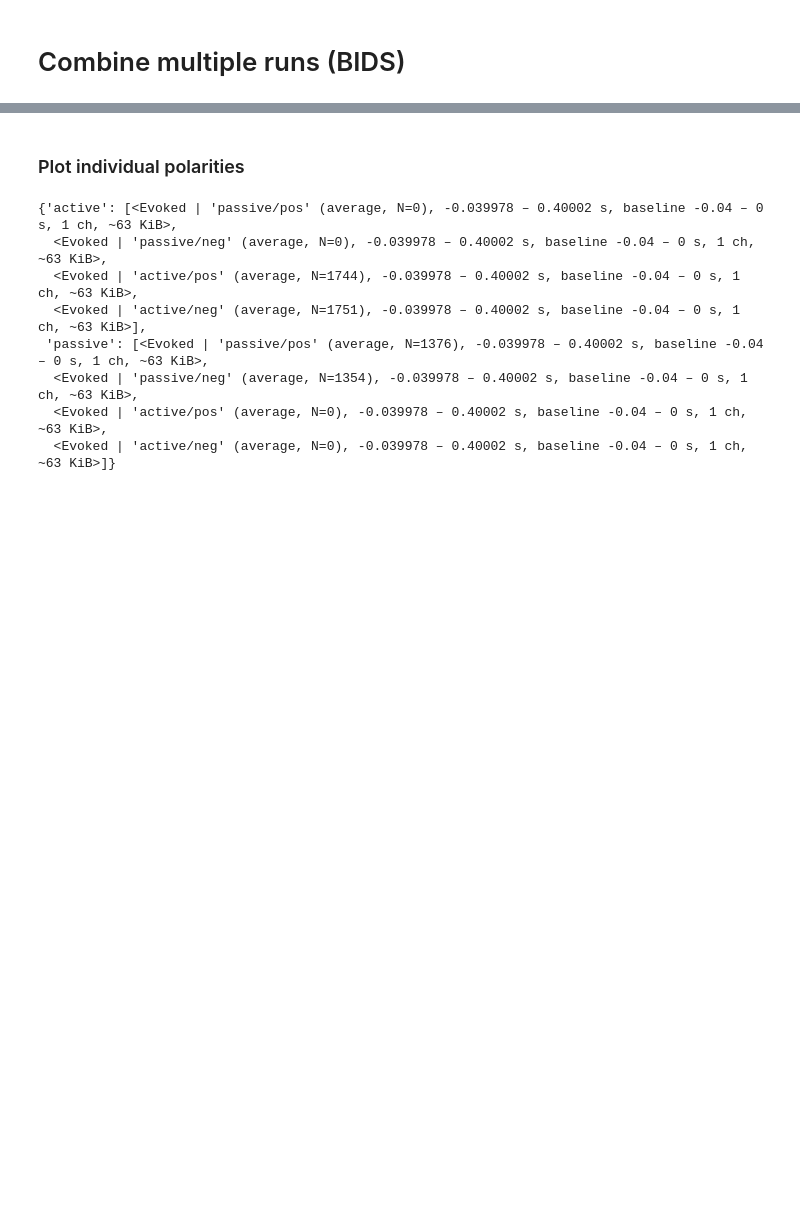
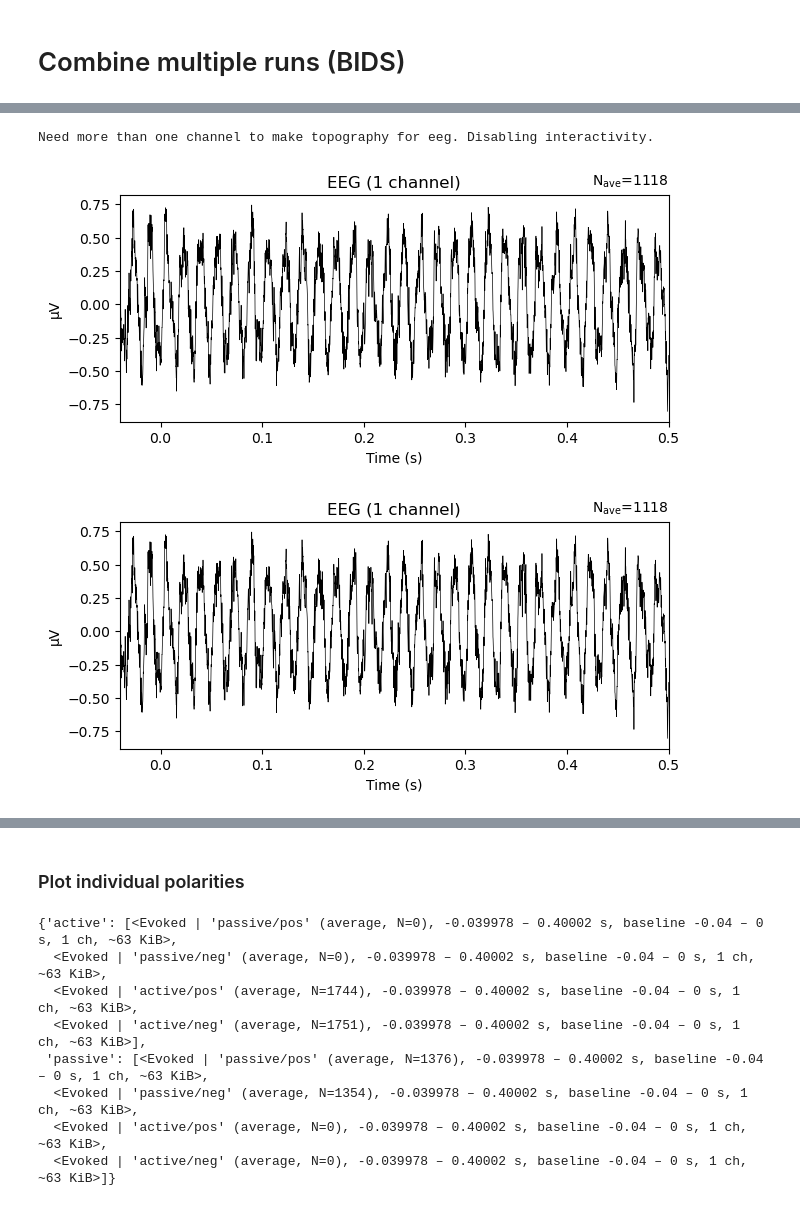
Before and after one commit to sitek/EAM1-FFR, a Jupyter notebook: ffr_processing-minimal_mne-bids.ipynb, the cells around one changed output, grey strips where cells are left out. Drawn from its saved outputs; the diff is of its cells as text; code cells hidden in the pictures; blank space fills up the shorter version.

Commit message:
Starting plotting from saved epochs.fif

```diff
--- a/ffr_processing-minimal_mne-bids.ipynb
+++ b/ffr_processing-minimal_mne-bids.ipynb
@@ -53,6 +51,9 @@ print_dir_tree(bids_root)
 |--------- sub-34_task-passive_run-5_eeg.json
 |--------- sub-34_task-passive_run-5_events.json
 |--------- sub-34_task-passive_run-5_events.tsv
+# %%
+# outputs
+deriv_dir = os.path.join(bids_root, 'derivatives')
 # %% [markdown]
 # Combine multiple runs (BIDS)
 # %%
@@ -159,0 +196,9 @@ ValueError: max() iterable argument is empty
+# %%
+active_epochs = sorted(glob(deriv_dir+'/sub-*_task-active_run-all_epochs.fif'))
+passive_epochs = sorted(glob(deriv_dir+'/sub-*_task-passive_run-all_epochs.fif'))
+# %%
+sub_active_epochs = mne.read_epochs(active_epochs[0])
+sub_active_evoked = sub_active_epochs.average()
+
+sub_passive_epochs = mne.read_epochs(passive_epochs[0])
+sub_passive_evoked = sub_passive_epochs.average()
@@ -159,0 +224,6 @@ ValueError: max() iterable argument is empty
+# %%
+sub_active_evoked.plot()
+# %% [output]
+Need more than one channel to make topography for eeg. Disabling interactivity.
+[figure, added]
+[figure, added]
```
Also changed, not shown: parts of 10 cells of this notebook, 1 other file.
